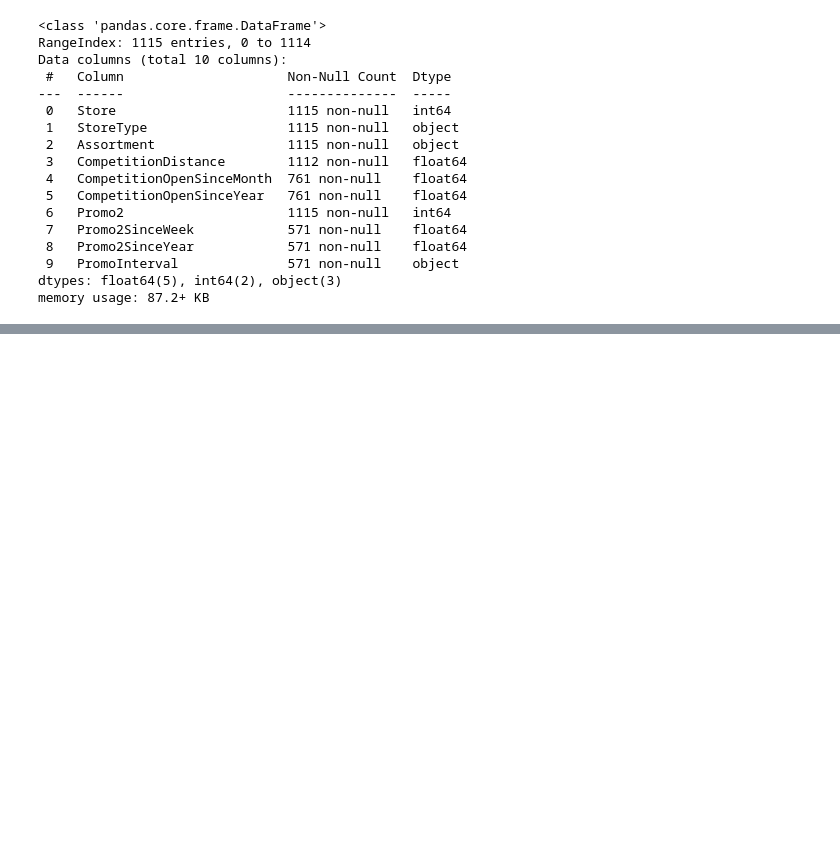
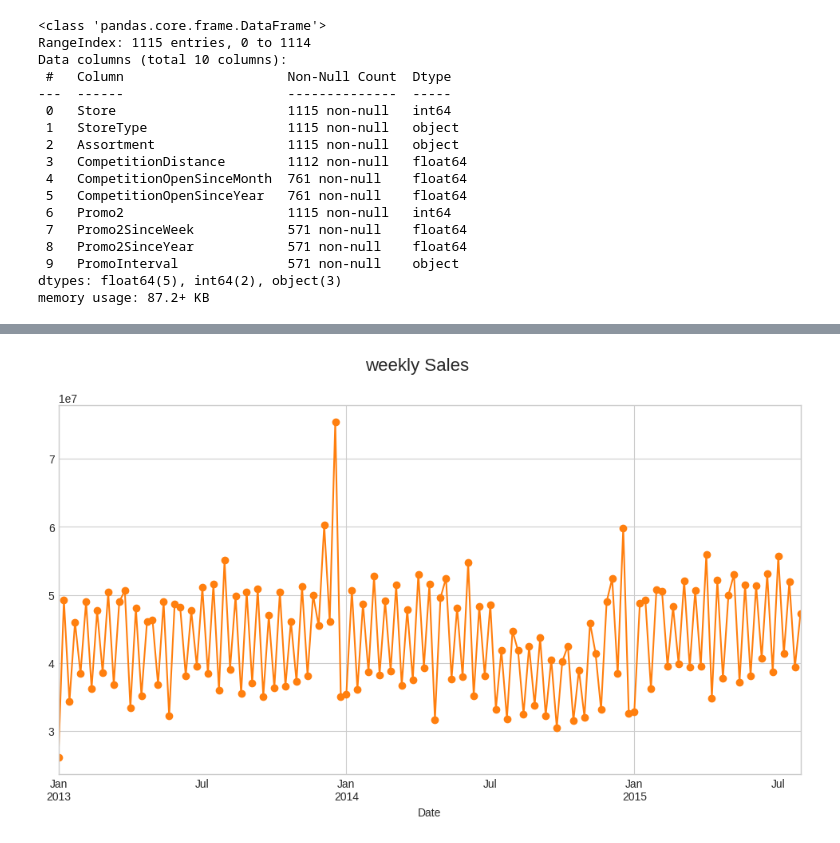
Before and after one commit to mehranyom/rossmann-sales-forecasting, a Jupyter notebook: notebooks/01_eda.ipynb, the cells around one changed output, grey strips where cells are left out. Drawn from its saved outputs; the diff is of its cells as text; code cells hidden in the pictures; blank space fills up the shorter version.

```diff
--- a/notebooks/01_eda.ipynb
+++ b/notebooks/01_eda.ipynb
@@ -139,0 +199,3 @@ memory usage: 87.2+ KB
+# %%
+weekly_sales = daily_sales['Sales'].resample('W').sum()
+weekly_sales.head()
@@ -139,0 +211,6 @@ memory usage: 87.2+ KB
+# %%
+weekly_sales.plot(figsize = (12,6), color = color_pal[1], style="o-", grid=True)
+plt.suptitle("weekly Sales", fontsize=16)
+plt.show()
+# %% [output]
+[figure, added]
```
Also changed, not shown: parts of 37 cells of this notebook.
